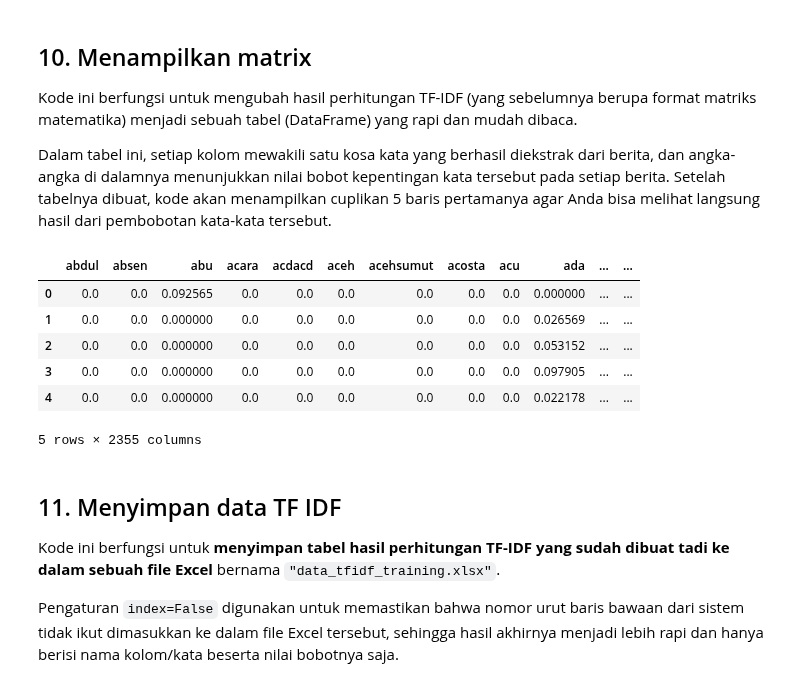
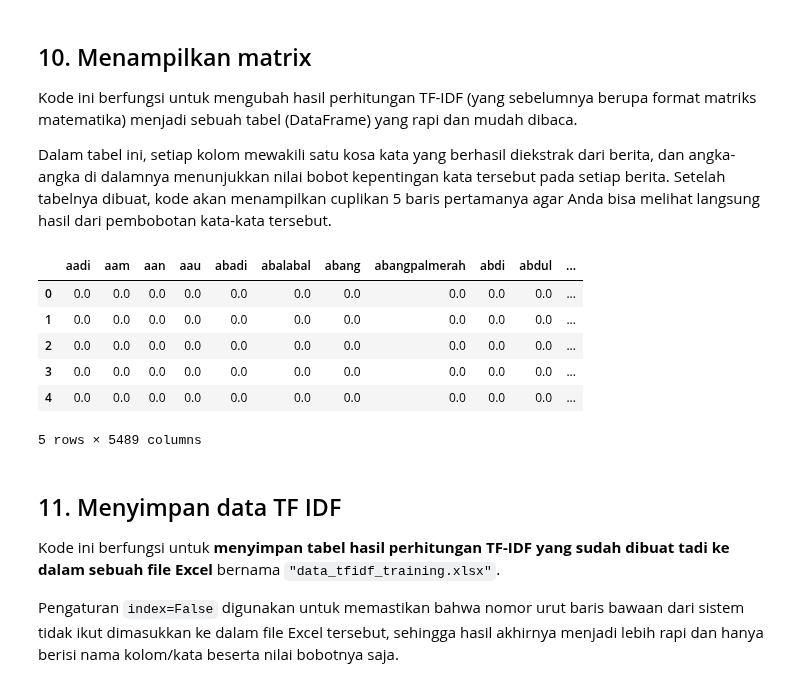
Before and after one commit to alishasalsa/ppw, a Jupyter notebook: CRISP-DM/preprocessing.ipynb, the cells around one changed output. Saved outputs shown, nothing was run; the diff lists cells and outputs as text; code cells hidden in the pictures.

```diff
--- a/CRISP-DM/preprocessing.ipynb
+++ b/CRISP-DM/preprocessing.ipynb
@@ -639,20 +647,20 @@ Kode ini berfungsi untuk mengubah hasil perhitungan TF-IDF (yang sebelumnya beru
 
 Dalam tabel ini, setiap kolom mewakili satu kosa kata yang berhasil diekstrak dari berita, dan angka-angka di dalamnya menunjukkan nilai bobot kepentingan kata tersebut pada setiap berita. Setelah tabelnya dibuat, kode akan menampilkan cuplikan 5 baris pertamanya agar Anda bisa melihat langsung hasil dari pembobotan kata-kata tersebut.
 # %%
-tfidf_train_df = pd.DataFrame(
-    X_train_tfidf.toarray(),
-    columns=nama_fitur
-)
+# tfidf_df = pd.DataFrame(
+#     tfidf_matrix.toarray(),
+#     columns=nama_fitur
+# )
 
-tfidf_train_df.head()
+# tfidf_df.head()
 # %% [output]
-|  | abdul | absen | abu | acara | acdacd | aceh | acehsumut | acosta | acu | ada | ... | ... |
-| 0 | 0.0 | 0.0 | 0.092565 | 0.0 | 0.0 | 0.0 | 0.0 | 0.0 | 0.0 | 0.000000 | ... | ... |
-| 1 | 0.0 | 0.0 | 0.000000 | 0.0 | 0.0 | 0.0 | 0.0 | 0.0 | 0.0 | 0.026569 | ... | ... |
-| 2 | 0.0 | 0.0 | 0.000000 | 0.0 | 0.0 | 0.0 | 0.0 | 0.0 | 0.0 | 0.053152 | ... | ... |
-| 3 | 0.0 | 0.0 | 0.000000 | 0.0 | 0.0 | 0.0 | 0.0 | 0.0 | 0.0 | 0.097905 | ... | ... |
-| 4 | 0.0 | 0.0 | 0.000000 | 0.0 | 0.0 | 0.0 | 0.0 | 0.0 | 0.0 | 0.022178 | ... | ... |
+|  | aadi | aam | aan | aau | abadi | abalabal | abang | abangpalmerah | abdi | abdul | ... |
+| 0 | 0.0 | 0.0 | 0.0 | 0.0 | 0.0 | 0.0 | 0.0 | 0.0 | 0.0 | 0.0 | ... |
+| 1 | 0.0 | 0.0 | 0.0 | 0.0 | 0.0 | 0.0 | 0.0 | 0.0 | 0.0 | 0.0 | ... |
+| 2 | 0.0 | 0.0 | 0.0 | 0.0 | 0.0 | 0.0 | 0.0 | 0.0 | 0.0 | 0.0 | ... |
+| 3 | 0.0 | 0.0 | 0.0 | 0.0 | 0.0 | 0.0 | 0.0 | 0.0 | 0.0 | 0.0 | ... |
+| 4 | 0.0 | 0.0 | 0.0 | 0.0 | 0.0 | 0.0 | 0.0 | 0.0 | 0.0 | 0.0 | ... |
-5 rows × 2355 columns
+5 rows × 5489 columns
 # %% [markdown]
 ## 11. Menyimpan data TF IDF
 
```
Also changed, not shown: parts of 39 cells of this notebook, 10 other files.
